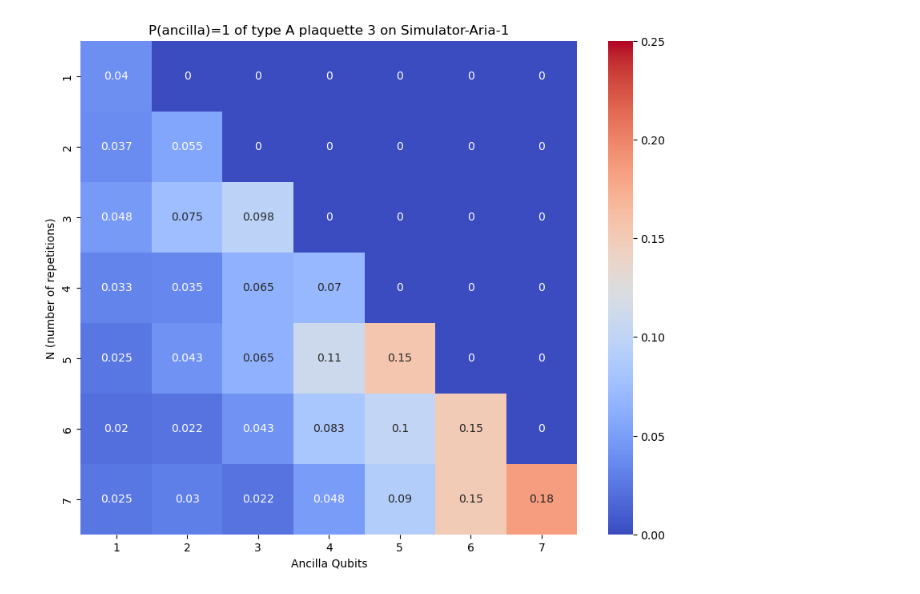
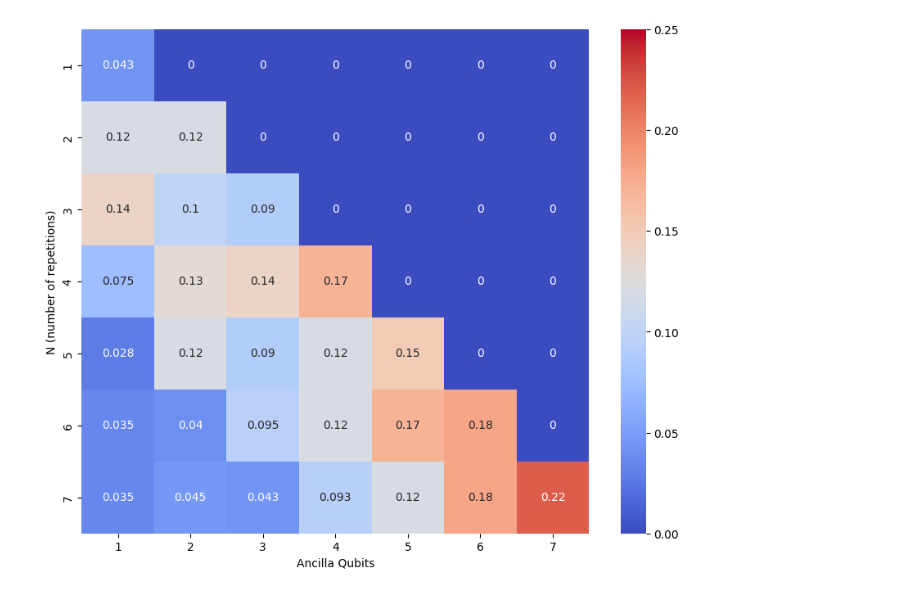
Before and after one commit to huyenemma/qt-native-gate-optimization, a Jupyter notebook: type_a_heatmap.ipynb, the cells around one changed output. Saved outputs shown, nothing was run; the diff lists cells and outputs as text; code cells hidden in the pictures.

```diff
--- a/type_a_heatmap.ipynb
+++ b/type_a_heatmap.ipynb
@@ -27,23 +27,23 @@ def create_df(data_string):
 def plot_heatmap(df, which_circuit, target):
     plt.figure(figsize=(10, 8))
     sns.heatmap(df, annot=True, cmap='coolwarm', vmin=0, vmax=0.25)
-    plt.title(f'P(ancilla)=1 of type A plaquette {which_circuit} on {target}')
+    #plt.title(f'P(ancilla)=1 of type A plaquette {which_circuit} on {target}')
     plt.xlabel('Ancilla Qubits')
     plt.ylabel('N (number of repetitions)')
     plt.savefig(f'a{which_circuit}_{target}.png')
     plt.show()
 # %%
 data_string = """
-0.04
-0.0375	0.055
-0.0475	0.075	0.0975
-0.0325	0.035	0.065	0.070
-0.025	0.0425	0.065	0.110	0.155
-0.02	0.0225	0.0425	0.083	0.1025	0.15
-0.025	0.03	0.0225	0.048	0.09	0.15	0.185
+0.043
+0.12	0.12
+0.14	0.1	    0.09
+0.075	0.13	0.14	0.17
+0.028	0.12	0.09	0.12	0.15
+0.035	0.04	0.095	0.12	0.17	0.18
+0.035	0.045	0.043	0.093	0.12	0.18	0.22
 """
 
 df = create_df(data_string)
-plot_heatmap(df, '3', "Simulator-Aria-1")
+plot_heatmap(df, '1', "QPU-Aria-1")
 # %% [output]
-[figure, old version]
+[figure, new version]
```
Also changed, not shown: parts of 2 cells of this notebook, 24 other files.
